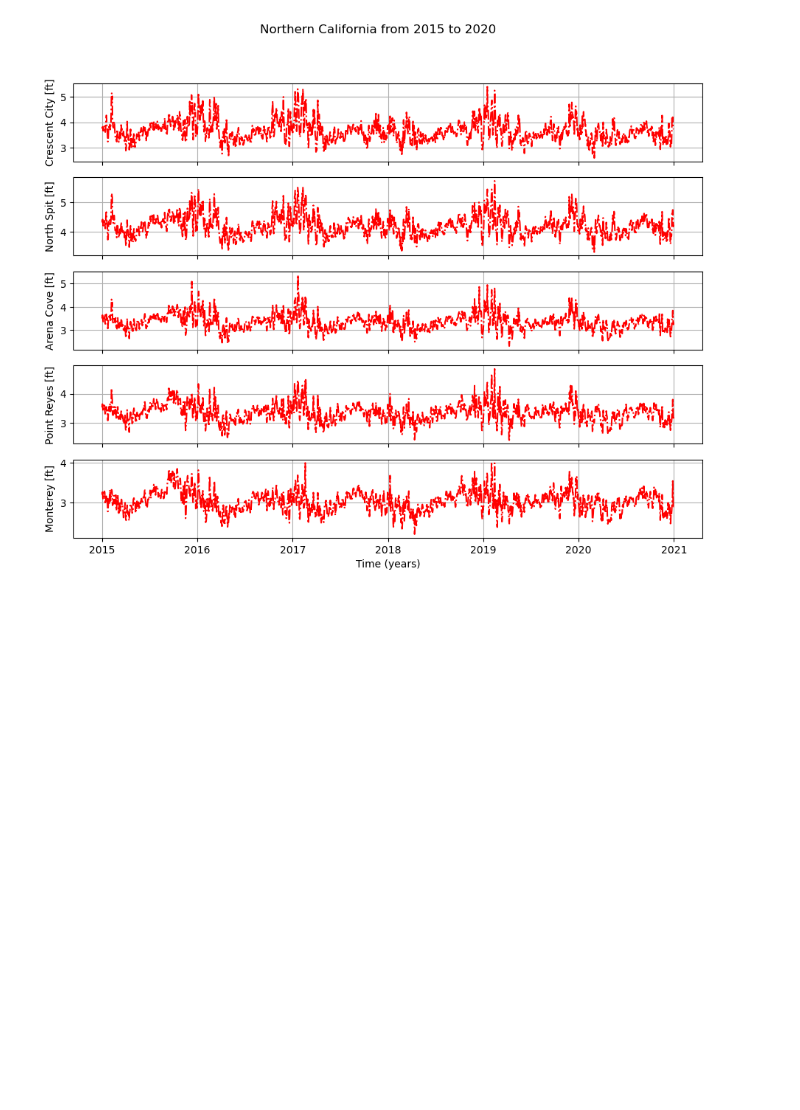
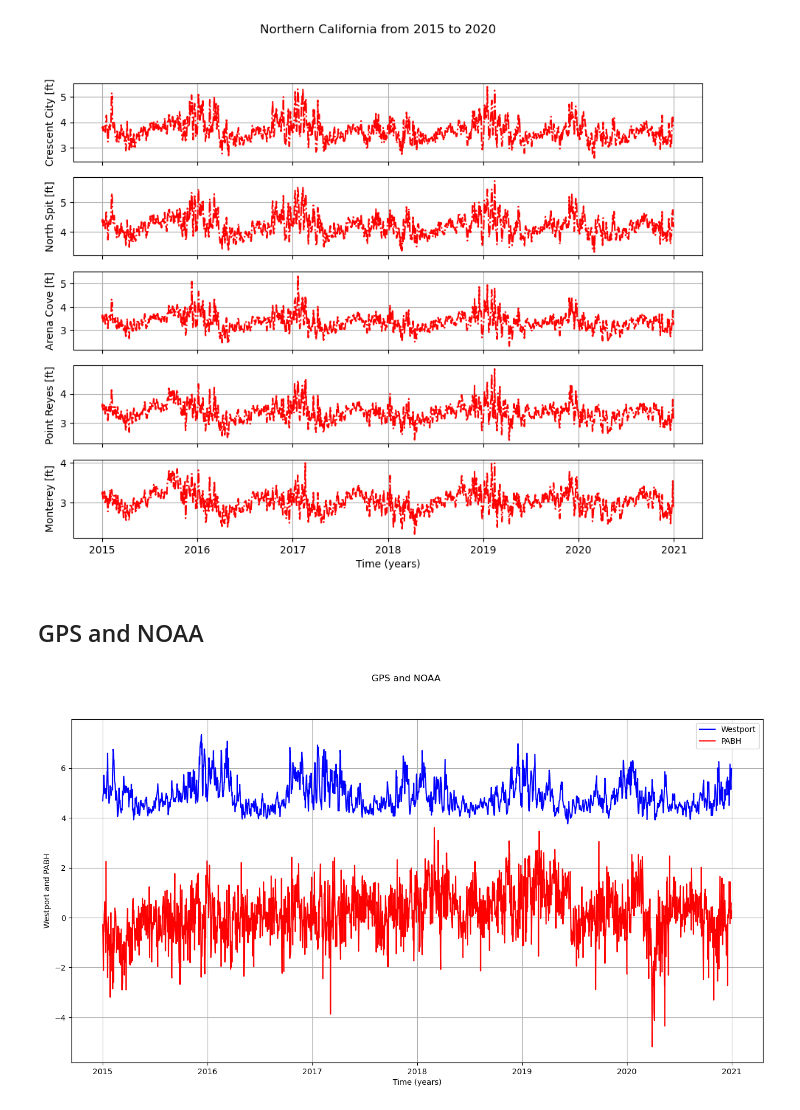
Before and after one commit to Benz-Poobua/Undergrad-Research-2, a Jupyter notebook: GPS-NOAA geodetic-climatic data.ipynb, the cells around one changed output. Cells and saved outputs as stored; diff of their text form; code cells hidden in the pictures; blank space fills up the shorter version.

```diff
--- a/GPS-NOAA geodetic-climatic data.ipynb
+++ b/GPS-NOAA geodetic-climatic data.ipynb
@@ -21,0 +55,15 @@ ONAB_e_filtered = ONAB_e[(ONAB_e['T'] > 2012) & (ONAB_e['T'] < 2014)]
+# %%
+# Apply the function to the 'T' column
+
+#WA
+PABH_e_filtered['Datetime'] = PABH_e_filtered['T'].apply(decimal_to_datetime).dt.date
+LWCK_e_filtered['Datetime'] = LWCK_e_filtered['T'].apply(decimal_to_datetime).dt.date
+#OR
+ONAB_e_filtered['Datetime'] = ONAB_e_filtered['T'].apply(decimal_to_datetime).dt.date
+CHZZ_e_filtered['Datetime'] = CHZZ_e_filtered['T'].apply(decimal_to_datetime).dt.date
+#CA
+PTSG_e_filtered['Datetime'] = PTSG_e_filtered['T'].apply(decimal_to_datetime).dt.date
+P316_e_filtered['Datetime'] = P316_e_filtered['T'].apply(decimal_to_datetime).dt.date
+TRND_e_filtered['Datetime'] = TRND_e_filtered['T'].apply(decimal_to_datetime).dt.date
+P059_e_filtered['Datetime'] = P059_e_filtered['T'].apply(decimal_to_datetime).dt.date
+P193_e_filtered['Datetime'] = P193_e_filtered['T'].apply(decimal_to_datetime).dt.date
@@ -22,3 +88,18 @@ ONAB_e_filtered = ONAB_e[(ONAB_e['T'] > 2012) & (ONAB_e['T'] < 2014)]
+# %%
+# Apply Index
+
+#WA
+PABH_e_filtered.set_index('Datetime', inplace=True)
+LWCK_e_filtered.set_index('Datetime', inplace=True)
+#OR
+ONAB_e_filtered.set_index('Datetime', inplace=True)
+CHZZ_e_filtered.set_index('Datetime', inplace=True)
+#CA
+PTSG_e_filtered.set_index('Datetime', inplace=True)
+P316_e_filtered.set_index('Datetime', inplace=True)
+TRND_e_filtered.set_index('Datetime', inplace=True)
+P059_e_filtered.set_index('Datetime', inplace=True)
+P193_e_filtered.set_index('Datetime', inplace=True)
 # %% [markdown]
 ## NOAA Data
 # %%
@@ -475,3 +579,21 @@ ax[4].set_xlabel('Time (years)')
 plt.show()
 # %% [output]
 [figure]
+# %% [markdown]
+## GPS and NOAA
+# %%
+# LWCK and Cape Disappointment
+fig, ax = plt.subplots(1, 1, figsize=(16, 8), sharex=True)
+fig.suptitle('GPS and NOAA')
+
+# Plot Westport data
+ax.plot(Westport_2015_2020_resampled.index, Westport_2015_2020_resampled['Verified (ft)'], '-b', label='Westport')
+# Plot PABH data
+ax.plot(PABH_e_filtered.index, PABH_e_filtered['RESIDUALS'], '-r', label='PABH')
+ax.grid(True)
+ax.set_ylabel('Westport and PABH')
+ax.set_xlabel('Time (years)')
+ax.legend()
+plt.show()
+# %% [output]
+[figure, added]
```
Also changed, not shown: parts of 16 cells of this notebook.
